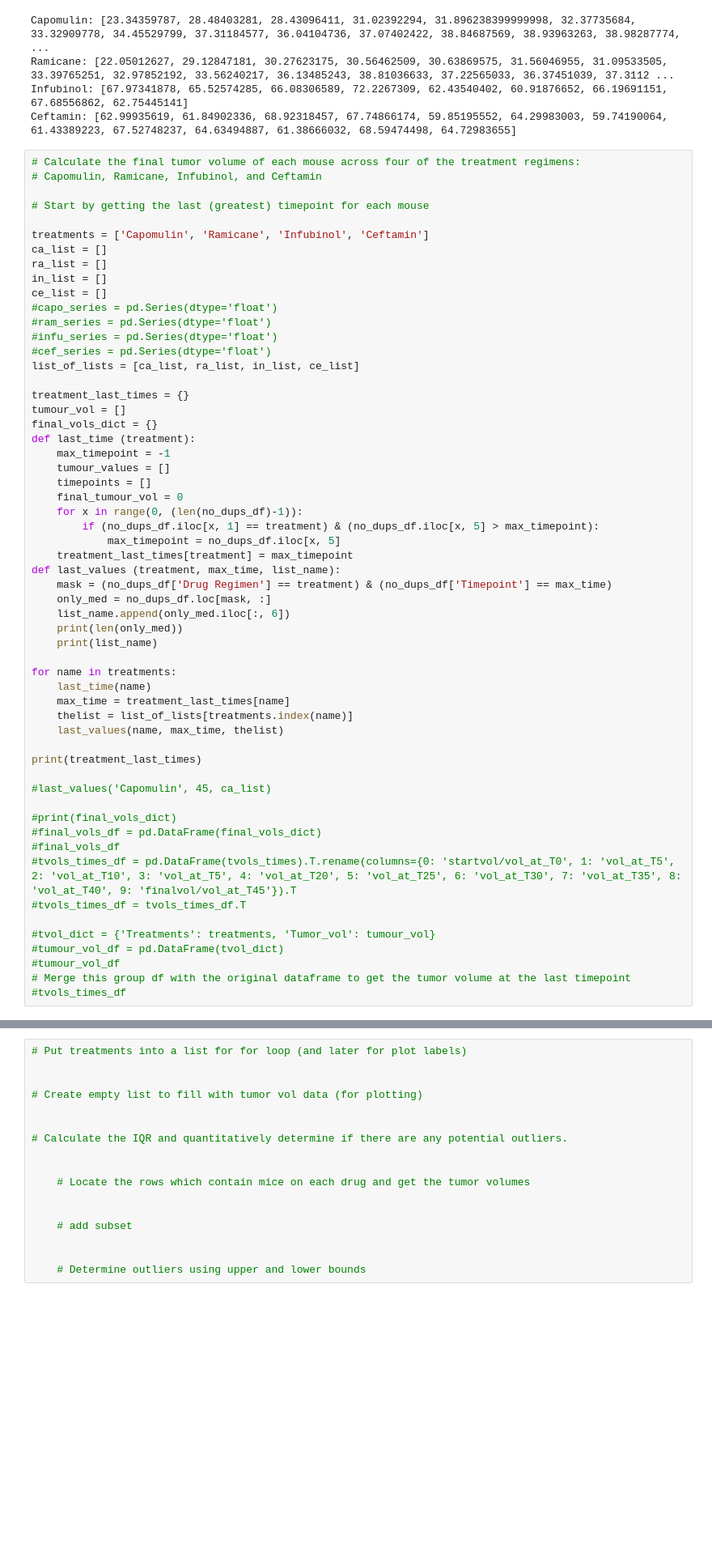
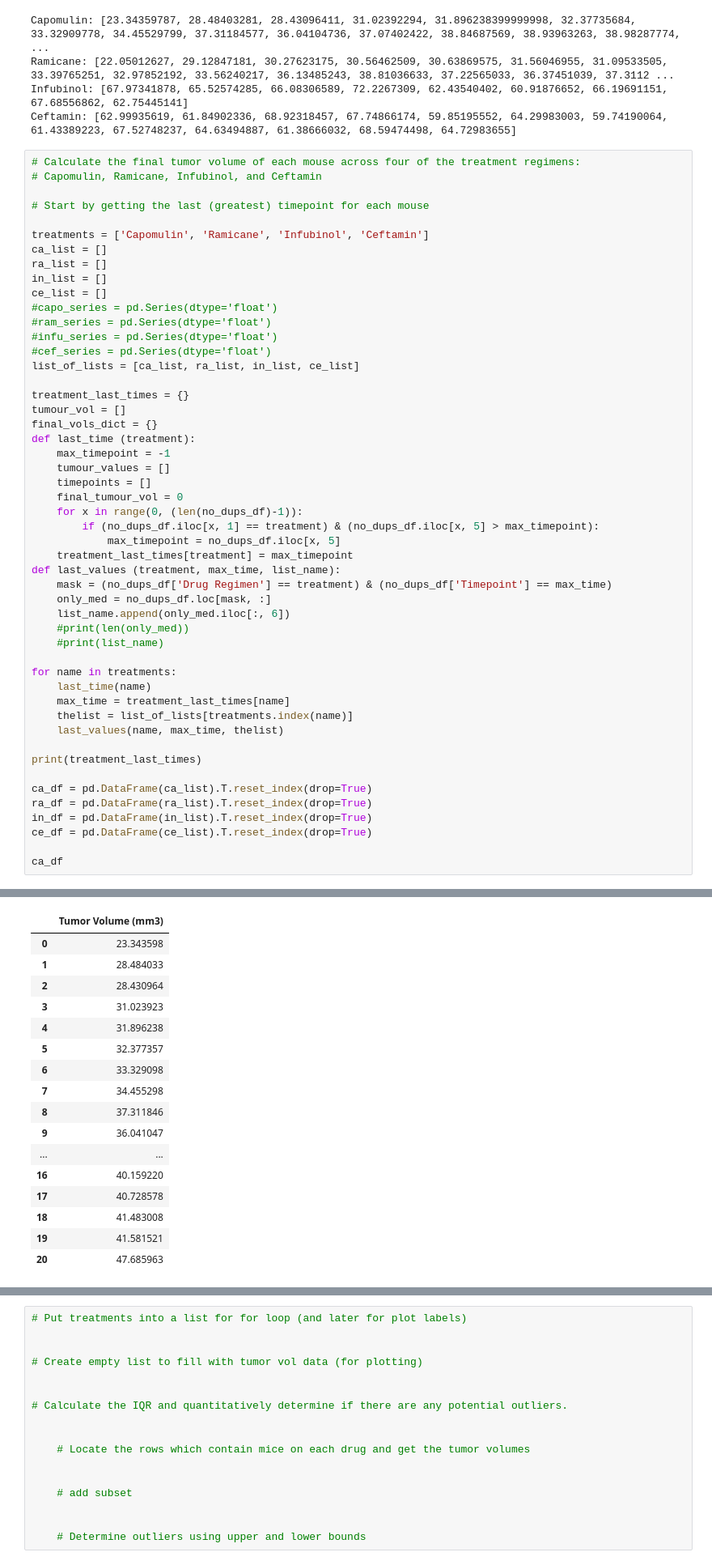
Before and after one commit to sarahDH615/matplotlib_challenge, a Jupyter notebook: pymaceuticals_starter.ipynb, the cells around one changed output, grey strips where cells are left out. Shown: that part at 81% size. Drawn from its saved outputs; the diff is of its cells as text; blank space fills up the shorter version.

```diff
--- a/pymaceuticals_starter.ipynb
+++ b/pymaceuticals_starter.ipynb
@@ -292,8 +292,8 @@ def last_values (treatment, max_time, list_name):
     mask = (no_dups_df['Drug Regimen'] == treatment) & (no_dups_df['Timepoint'] == max_time)
     only_med = no_dups_df.loc[mask, :]
     list_name.append(only_med.iloc[:, 6])
-    print(len(only_med))
-    print(list_name)
+    #print(len(only_med))
+    #print(list_name)
 
 for name in treatments:
     last_time(name)
@@ -303,17 +303,10 @@ for name in treatments:
 
 print(treatment_last_times)
 
-#last_values('Capomulin', 45, ca_list)
+ca_df = pd.DataFrame(ca_list).T.reset_index(drop=True)
+ra_df = pd.DataFrame(ra_list).T.reset_index(drop=True)
+in_df = pd.DataFrame(in_list).T.reset_index(drop=True)
+ce_df = pd.DataFrame(ce_list).T.reset_index(drop=True)
 
-#print(final_vols_dict)
-#final_vols_df = pd.DataFrame(final_vols_dict)
-#final_vols_df
-#tvols_times_df = pd.DataFrame(tvols_times).T.rename(columns={0: 'startvol/vol_at_T0', 1: 'vol_at_T5', 2: 'vol_at_T10', 3: 'vol_at_T5', 4: 'vol_at_T20', 5: 'vol_at_T25', 6: 'vol_at_T30', 7: 'vol_at_T35', 8: 'vol_at_T40', 9: 'finalvol/vol_at_T45'}).T
-#tvols_times_df = tvols_times_df.T
-
-#tvol_dict = {'Treatments': treatments, 'Tumor_vol': tumour_vol}
-#tumour_vol_df = pd.DataFrame(tvol_dict)
-#tumour_vol_df
-# Merge this group df with the original dataframe to get the tumor volume at the last timepoint
-#tvols_times_df
+ca_df
 # %% [output]
@@ -336 +313,18 @@ Name: Tumor Volume (mm3), dtype: float64]
 {'Capomulin': 45, 'Ramicane': 45, 'Infubinol': 45, 'Ceftamin': 45}
+|  | Tumor Volume (mm3) |
+| 0 | 23.343598 |
+| 1 | 28.484033 |
+| 2 | 28.430964 |
+| 3 | 31.023923 |
+| 4 | 31.896238 |
+| 5 | 32.377357 |
+| 6 | 33.329098 |
+| 7 | 34.455298 |
+| 8 | 37.311846 |
+| 9 | 36.041047 |
+| ... | ... |
+| 16 | 40.159220 |
+| 17 | 40.728578 |
+| 18 | 41.483008 |
+| 19 | 41.581521 |
+| 20 | 47.685963 |
```
Also changed, not shown: parts of 2 cells of this notebook.
